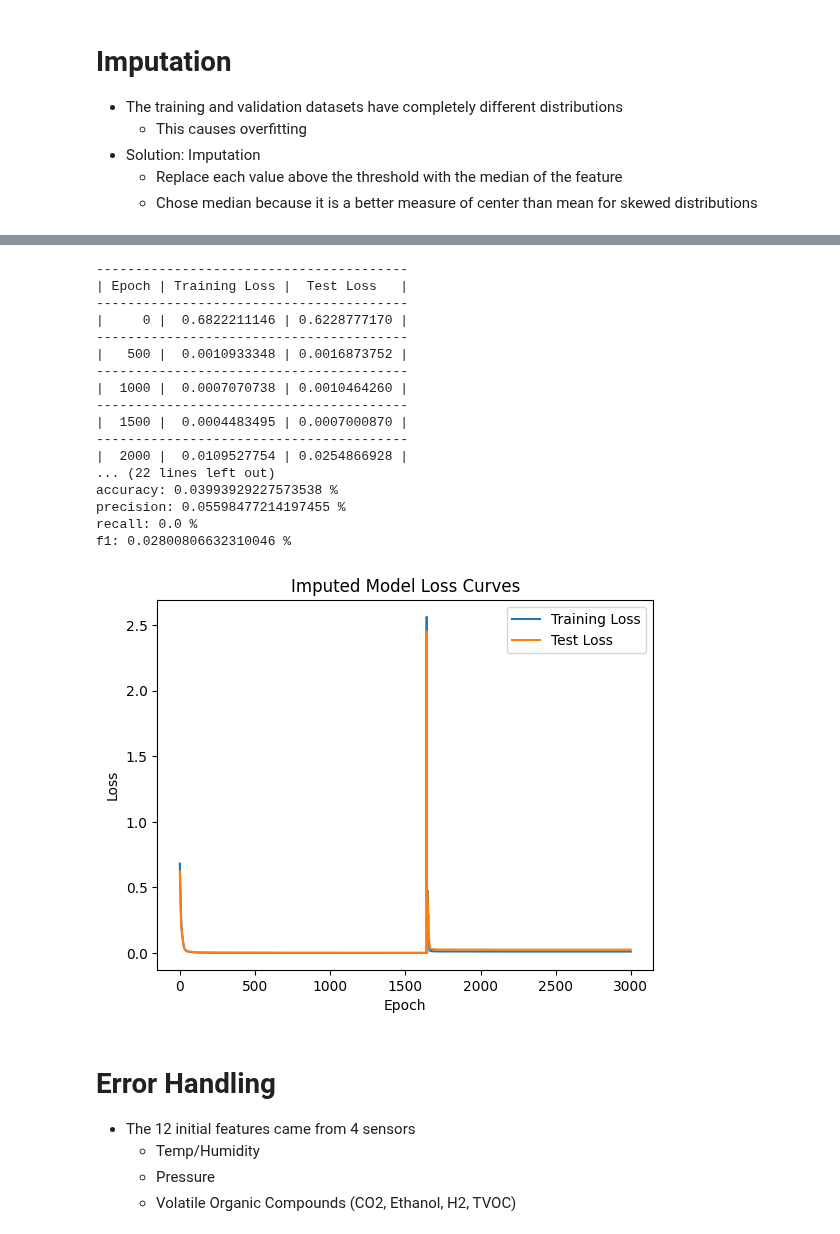
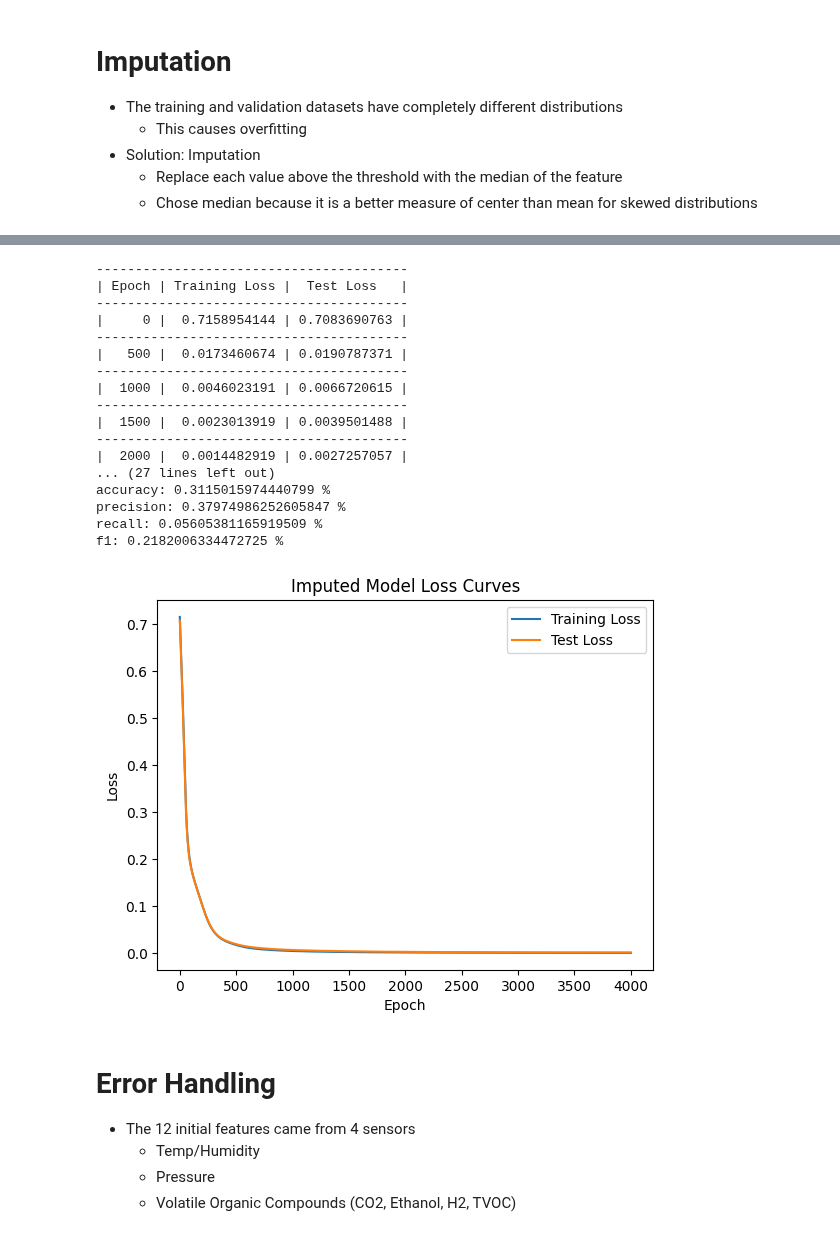
Before and after one commit to jaskinkabir/Intro_ML_Project, a Jupyter notebook: Proj.ipynb, the cells around one changed output, grey strips where cells are left out. Saved outputs shown, nothing was run; the diff lists cells and outputs as text; code cells hidden in the pictures.

```diff
--- a/Proj.ipynb
+++ b/Proj.ipynb
@@ -353,7 +341,7 @@ class Imputer:
 
     def transform(self, data: pd.DataFrame) -> pd.DataFrame:
         for i, column in enumerate(data.columns):
-            data[column] = data[column].apply(lambda x: self.replacements.iloc[i] if (x > self.thresholds[i] or np.isnan(x)) else x)
+            data[column] = data[column].apply(lambda x: self.replacements.iloc[i] if ( not (self.thresholds[i][0] < x < self.thresholds[i][1]) or np.isnan(x)) else x)
         return data
     def fit_transform(self, data: pd.DataFrame) -> pd.DataFrame:
         self.fit(data)
@@ -361,7 +349,7 @@ class Imputer:
 # %%
 X_train_imputed, X_test_imputed, Y_train_imputed, Y_test_imputed = train_test_split(X_5f, Y_df.values, test_size=0.2, random_state=0)
 
-thresholds = [70000, 70000, 70000, 1500, 20]
+thresholds = [(0,70000), (18000, 70000), (936, 70000), (0, 1500), (0,20)]
 imputer = Imputer(thresholds)
 
 X_train_imputed = imputer.fit_transform(X_train_imputed)
@@ -393,46 +381,46 @@ array([[<Axes: title={'center': 'Humidity[%]'}>,
 X_train_imputed_device = torch.tensor(scaler.fit_transform(X_train_imputed)).float().to(device)
 X_test_imputed_device = torch.tensor(scaler.transform(X_test_imputed)).float().to(device)
 Y_train_imputed_device = torch.tensor(Y_train_imputed).float().view(-1, 1).to(device)
 Y_test_imputed_device = torch.tensor(Y_test_imputed).float().view(-1, 1).to(device)
 
 imputed_model = AlarmNet(
     num_features=X_train_imputed.shape[1],
     activation = nn.ReLU,
     hidden_layers=[64, 32]
 ).to(device)
 
 imputed_model.train(
-    epochs=3000,
+    epochs=4000,
     X_train=X_train_imputed_device,
     X_test=X_test_imputed_device,
     Y_train=Y_train_imputed_device,
     Y_test=Y_test_imputed_device,
-    alpha=1e-2,
+    alpha=1e-3,
     print_epoch = 500
 )
 
 imputed_model.print_results()
 AlarmNet.compare_results(imputed_model.get_results(), dropped_model_5_results)
 imputed_model.plot_training("Imputed Model Loss Curves")
 # %% [output]
 ----------------------------------------
 | Epoch | Training Loss |  Test Loss   |
 ----------------------------------------
-|     0 |  0.6822211146 | 0.6228777170 |
+|     0 |  0.7158954144 | 0.7083690763 |
 ----------------------------------------
-|   500 |  0.0010933348 | 0.0016873752 |
+|   500 |  0.0173460674 | 0.0190787371 |
 ----------------------------------------
-|  1000 |  0.0007070738 | 0.0010464260 |
+|  1000 |  0.0046023191 | 0.0066720615 |
 ----------------------------------------
-|  1500 |  0.0004483495 | 0.0007000870 |
+|  1500 |  0.0023013919 | 0.0039501488 |
 ----------------------------------------
-|  2000 |  0.0109527754 | 0.0254866928 |
-... (22 lines left out)
-accuracy: 0.03993929227573538 %
-precision: 0.05598477214197455 %
-recall: 0.0 %
-f1: 0.02800806632310046 %
+|  2000 |  0.0014482919 | 0.0027257057 |
+... (27 lines left out)
+accuracy: 0.3115015974440799 %
+precision: 0.37974986252605847 %
+recall: 0.05605381165919509 %
+f1: 0.2182006334472725 %
-[figure, old version]
+[figure, new version]
 # %% [markdown]
 
 # Error Handling
```
Also changed, not shown: parts of 10 cells of this notebook, 1 other file.
